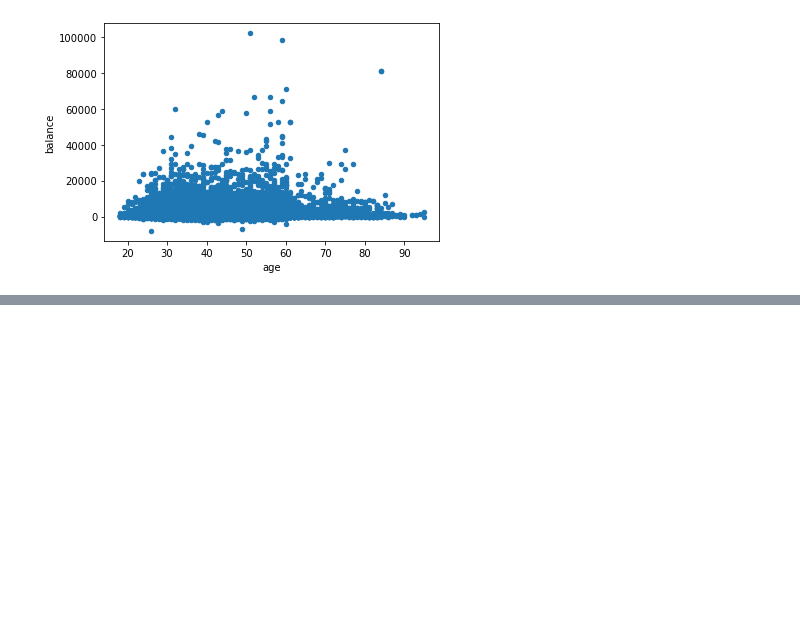
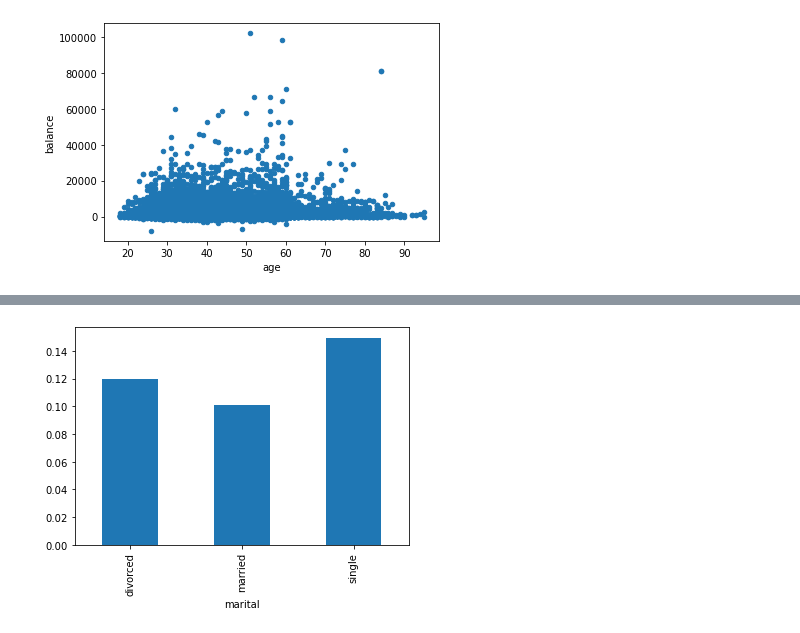
Before and after one commit to keijiart/EDA_Marketing, a Jupyter notebook: EDA_Marketing.ipynb, the cells around one changed output, grey strips where cells are left out. Cells and saved outputs as stored; diff of their text form; code cells hidden in the pictures; blank space fills up the shorter version.

```diff
--- a/EDA_Marketing.ipynb
+++ b/EDA_Marketing.ipynb
@@ -206,0 +260,5 @@ plt.show()
+# %%
+data.groupby('marital')['response_rate'].mean().plot.bar()
+plt.show()
+# %% [output]
+[figure, added]
```
Also changed, not shown: parts of 16 cells of this notebook.
